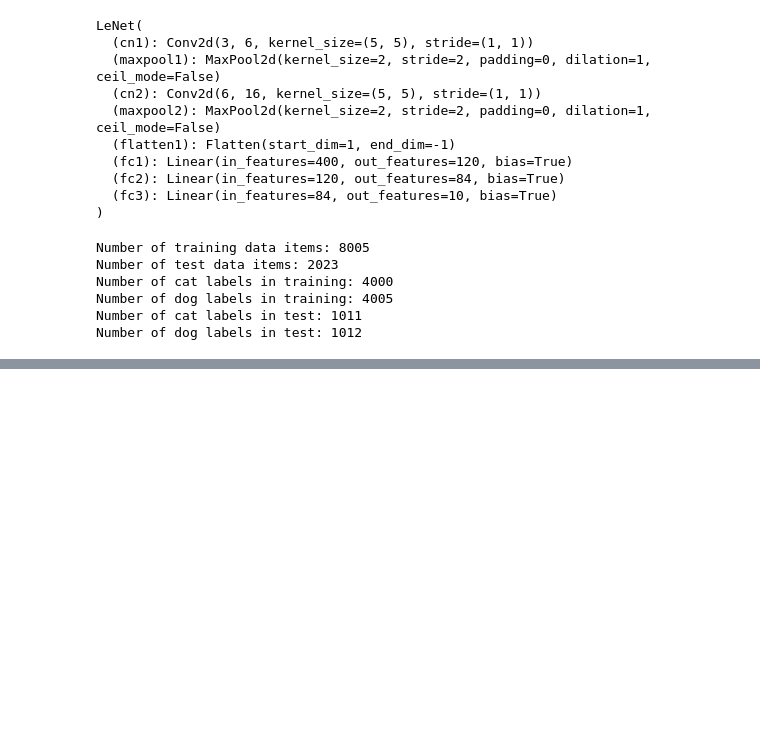
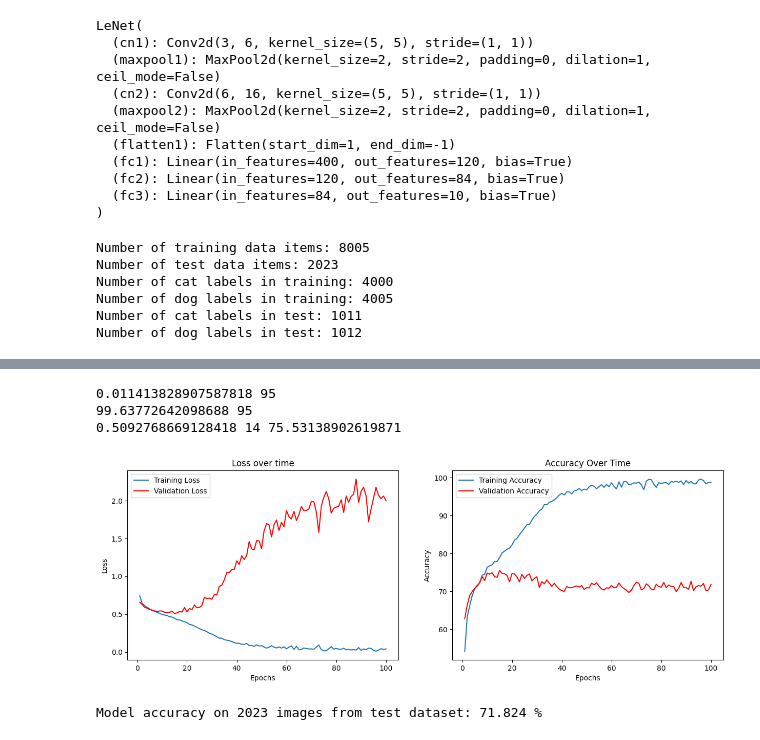
Before and after one commit to AlaTan93/coursera_deeplearn, a Jupyter notebook: project.ipynb, the cells around one changed output, grey strips where cells are left out. Cells and saved outputs as stored; diff of their text form; code cells hidden in the pictures; blank space fills up the shorter version.

```diff
--- a/project.ipynb
+++ b/project.ipynb
@@ -276,0 +335,15 @@ print(accuracy)
+# %%
+train_transform = transforms.Compose([transforms.RandomHorizontalFlip(),
+                                      transforms.Resize(size=(32,32), antialias=True),
+                                      transforms.ToTensor(),
+                                      transforms.Normalize((0.488, 0.455, 0.417), (0.244, 0.237, 0.240))])
+
+train_dataset = torchvision.datasets.ImageFolder(root="catdog/training_set", transform=train_transform)
+
+trainloader = torch.utils.data.DataLoader(train_dataset, batch_size=32, shuffle=True)
+
+test_transform = transforms.Compose([transforms.Resize(size=(32,32), antialias=True), transforms.ToTensor(), transforms.Normalize((0.488, 0.455, 0.417), (0.244, 0.237, 0.240))])
+
+test_dataset = torchvision.datasets.ImageFolder(root="catdog/test_set", transform=test_transform)
+
+testloader = torch.utils.data.DataLoader(test_dataset, batch_size=len(test_dataset), shuffle=False)
@@ -276,0 +398,47 @@ print(accuracy)
+# %%
+x_index = range(1, epochs+1, 1)
+
+fig, (ax1, ax2) = plt.subplots(1, 2)
+fig.set_figwidth(15)
+
+ax1.plot(x_index, training_loss_mod1, label="Training Loss")
+ax1.plot(x_index, val_loss_mod1, color='red', label="Validation Loss")
+ax1.set_title("Loss over time")
+ax1.legend()
+ax1.set_xlabel("Epochs")
+ax1.set_ylabel("Loss")
+
+ax2.plot(x_index, training_acc_mod1, label="Training Accuracy")
+ax2.plot(x_index, val_acc_mod1, color='red', label="Validation Accuracy")
+ax2.legend()
+ax2.set_title("Accuracy Over Time")
+ax2.set_xlabel("Epochs")
+ax2.set_ylabel("Accuracy")
+
+print(np.min(training_loss_mod1), np.argmin(training_loss_mod1, axis=0))
+print(np.max(training_acc_mod1), np.argmax(training_acc_mod1, axis=0))
+print(np.min(val_loss_mod1), np.argmin(val_loss_mod1, axis=0), val_acc_mod1[np.argmin(val_loss_mod1, axis=0)])
+# %% [output]
+0.011413828907587818 95
+99.63772642098688 95
+0.5092768669128418 14 75.53138902619871
+[figure, added]
+# %%
+success = 0
+counter = 0
+with torch.no_grad():
+    for data in testloader:
+        im, ground_truth = data
+
+        # Move tensors to GPU for doing model testing
+        im = im.to(device)
+        ground_truth = ground_truth.to(device)
+
+        op = lenet_modified(im)
+        _, pred = torch.max(op.data, 1)
+        counter += ground_truth.size(0)
+        success += (pred == ground_truth).sum().item()
+
+print(f'Model accuracy on {len(testloader.dataset)} images from test dataset: %5.3f %%' % (100 * success / counter))
+# %% [output]
+Model accuracy on 2023 images from test dataset: 71.824 %
```
Also changed, not shown: parts of 9 cells of this notebook.
